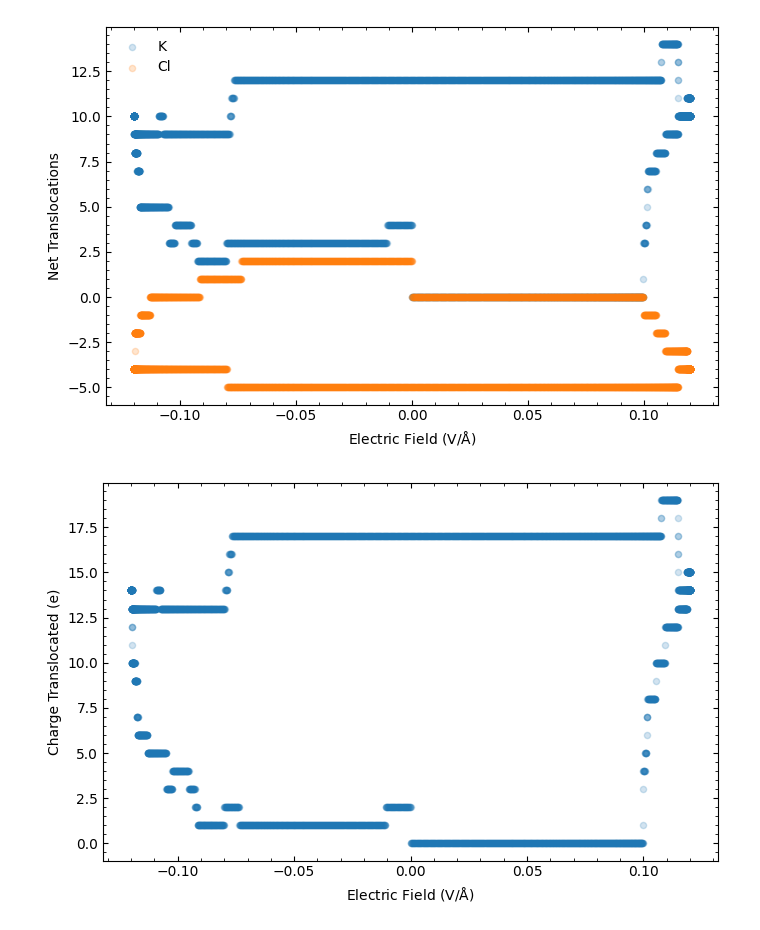
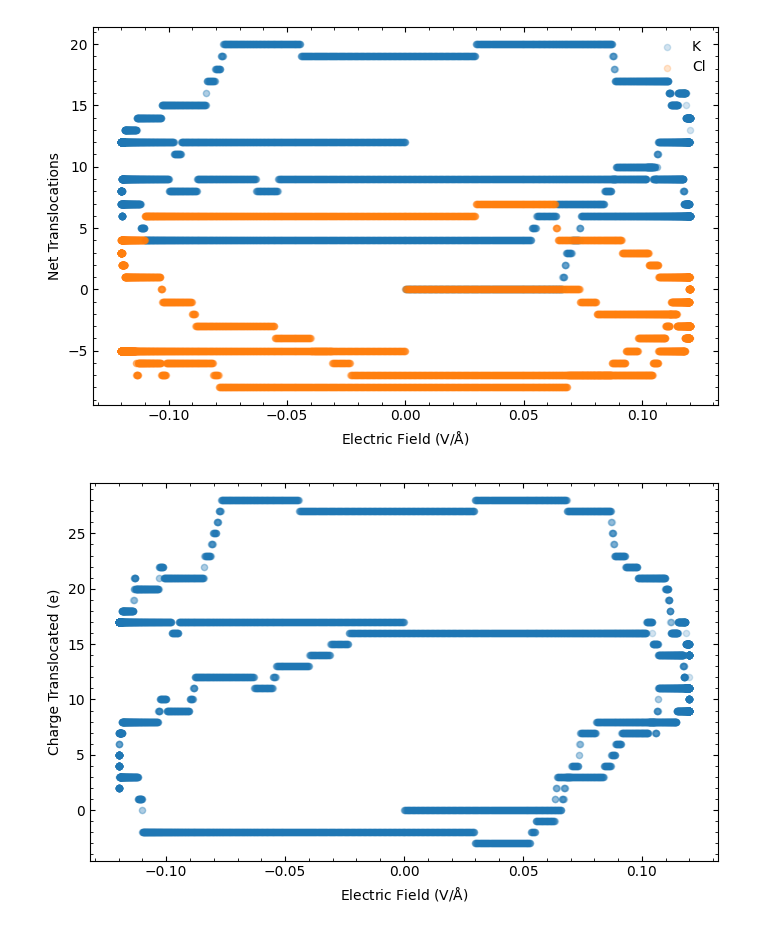
Before and after one commit to JovinRyan/MDToolkit, a Jupyter notebook: MDToolkit/current_analysis.ipynb, the cells around one changed output. Drawn from its saved outputs; the diff is of its cells as text; code cells hidden in the pictures.

```diff
--- a/MDToolkit/current_analysis.ipynb
+++ b/MDToolkit/current_analysis.ipynb
@@ -6,19 +6,21 @@
 import os
 from MDToolkit.data.objects import Topology, Frame, Simulation, LAMMPS_CustomDump_Reader, MultiSimulation
 from MDToolkit.utils.structure_file_utils import create_elements_dictionary
-from MDToolkit.analysis.current import qv_current, qv_current_time_averaged, translocation_current
+from MDToolkit.analysis.current import qv_current, qv_current_time_averaged, ion_translocation
 from MDToolkit.data.misc_objects import  BoxVolume, CylinderVolume
 from MDToolkit.IO.read_file import read_lammps_log_file
 
-filedir = "/media/jrjoseph/Elements/projects/smaller_kcl_mos2_ls6/v2/"
-filename = "kcl_mos2_prod_5ns_run2.out"
+filedir = "/media/jrjoseph/Elements/projects/smaller_kcl_mos2_ls6/v1/"
+filenames = ["kcl_mos2_prod_5ns_run1.out", "kcl_mos2_prod_10ns_run1.out"]
 
 # file_root_dir = "/media/jrjoseph/Elements/projects/smaller_kcl_mos2_ls6/"
 
 # file_name_root = "kcl_mos2_prod_5ns_run"
 # file_extension = ".out"
 
-filepath = os.path.join(filedir, filename)
+# filepath = os.path.join(filedir, filename)
+
+filepaths = [os.path.join(filedir, name) for name in filenames]
 
 # filepaths = [os.path.join(file_root_dir + "v" + str(i), file_name_root + str(i) + file_extension) for i in range(1, 11)]
 
@@ -44,9 +46,9 @@ ion_spcs = ["K", "Cl"]
 
 topol = Topology(type_mapping, elements_dict = create_elements_dictionary(), charges_dict = charges_dict)
 
-simulation = Simulation(filepath, topol, LAMMPS_CustomDump_Reader)
+# simulation = Simulation(filepath, topol, LAMMPS_CustomDump_Reader)
 
-# simulation = MultiSimulation(filepaths, topol, LAMMPS_CustomDump_Reader)
+simulation = MultiSimulation(filepaths, topol, LAMMPS_CustomDump_Reader)
 # %%
 #####################################################
 # Plotting Functions
@@ -351,12 +353,12 @@ I = np.array(I) * 1.602176634 * 10 ** 5
 plot_current_vs_time(t, I)
 # %%
 #####################################################
-# Translocation Current
+# Translocations
 #####################################################
 
 v1 = BoxVolume([-39.05, -26, -25], [-4, 26, 25])
 v_trans = CylinderVolume([-4.0, 0.0, 0.0], [4.0, 0.0, 0.0], radius = 4.5)
 v2 = BoxVolume([4, -26, -25], [39.015, 26, 25])
 
-translocation_I = translocation_current(simulation, ion_spcs, v1, v_trans, v2)
+translocations = ion_translocation(simulation, ion_spcs, v1, v_trans, v2)
 # %%
@@ -369,13 +371,23 @@ plot_charge_translocation(translocation_I)
 # %%
+import pandas as pd
+
 log_file_dir = "/media/jrjoseph/Elements/projects/smaller_kcl_mos2_ls6/v1/"
 log_file_name = "efield_prod_job_output.o3314787"
 
 log_file_path = os.path.join(log_file_dir, log_file_name)
 
 log_df = read_lammps_log_file(log_file_path)
 
-plot_ion_translocations_vs_field(translocation_I, log_df)
-plot_charge_translocation_vs_field(translocation_I, log_df)
+log_file_name2 = "efield_prod_job_output.o3327700"
+
+log_file_path2 = os.path.join(log_file_dir, log_file_name2)
+
+log_df2 = read_lammps_log_file(log_file_path2)
+
+log_df = pd.concat([log_df, log_df2], ignore_index=True)
+
+plot_ion_translocations_vs_field(translocations, log_df)
+plot_charge_translocation_vs_field(translocations, log_df)
 # %% [output]
-[figure, old version]
+[figure, new version]
-[figure, old version]
+[figure, new version]
```
Also changed, not shown: parts of 1 cell of this notebook, 10 other files.
